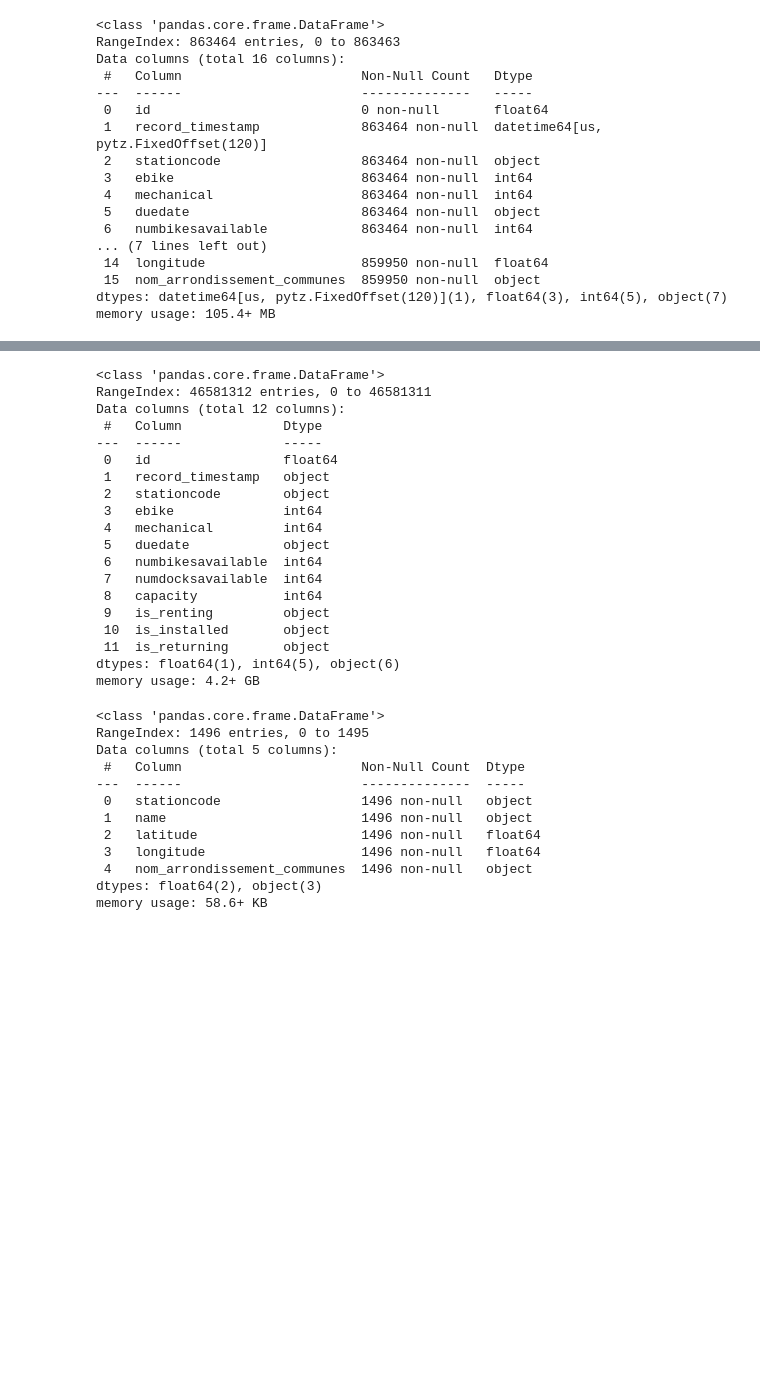
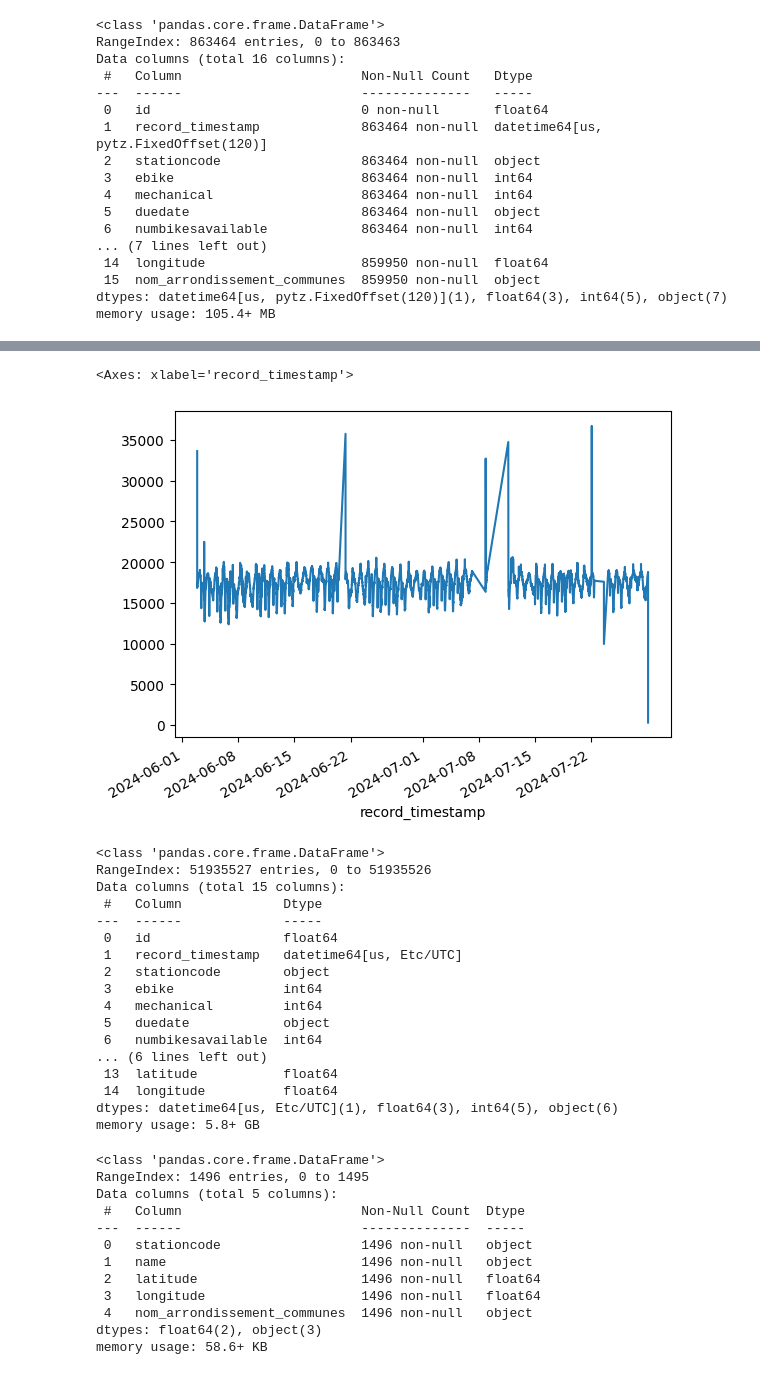
Before and after one commit to MatthieuLeNozach/velib_airflow_orchestration_elt_ml, a Jupyter notebook: data/scratchpad.ipynb, the cells around one changed output, grey strips where cells are left out. Cells and saved outputs as stored; diff of their text form; code cells hidden in the pictures; blank space fills up the shorter version.

Commit message:
working first global transform dag

```diff
--- a/data/scratchpad.ipynb
+++ b/data/scratchpad.ipynb
@@ -52,0 +58,18 @@ memory usage: 105.4+ MB
+# %%
+import pandas as pd
+import duckdb
+
+# Start an in-memory DuckDB database
+con = duckdb.connect()
+
+# Path to your Parquet file
+file_path = "merged_data.parquet"
+
+# Load the Parquet file into a DuckDB table
+con.execute(
+    f"""
+    CREATE TABLE velib_global AS
+        SELECT record_timestamp, stationcode, numbikesavailable, mechanical, ebike
+        FROM read_parquet('{file_path}')
+    """
+)
@@ -53,30 +103,45 @@ memory usage: 105.4+ MB
+# %%
+agg = con.execute(
+       """
+       SELECT record_timestamp, SUM(numbikesavailable) AS total
+       FROM velib_global
+       GROUP BY record_timestamp
+       ORDER BY record_timestamp ASC;
+"""
+)
+agg_df = agg.df()
+
+ts = pd.Series(agg_df['total'].values, index=agg_df['record_timestamp'])
+
+ts.plot()
+# %% [output]
+<Axes: xlabel='record_timestamp'>
+[figure, added]
 # %%
 import pandas as pd
+import duckdb
 
 
-
-df = pd.read_parquet('stations_migration.parquet')
+df = pd.read_parquet('merged_data.parquet')
 df.info()
 # %% [output]
 <class 'pandas.core.frame.DataFrame'>
-RangeIndex: 46581312 entries, 0 to 46581311
-Data columns (total 12 columns):
+RangeIndex: 51935527 entries, 0 to 51935526
+Data columns (total 15 columns):
  #   Column             Dtype
 ---  ------             -----
  0   id                 float64
- 1   record_timestamp   object
+ 1   record_timestamp   datetime64[us, Etc/UTC]
  2   stationcode        object
  3   ebike              int64
  4   mechanical         int64
  5   duedate            object
  6   numbikesavailable  int64
- 7   numdocksavailable  int64
- 8   capacity           int64
- 9   is_renting         object
- 10  is_installed       object
- 11  is_returning       object
-dtypes: float64(1), int64(5), object(6)
-memory usage: 4.2+ GB
+... (6 lines left out)
+ 13  latitude           float64
+ 14  longitude          float64
+dtypes: datetime64[us, Etc/UTC](1), float64(3), int64(5), object(6)
+memory usage: 5.8+ GB
 # %%
 import pandas as pd
 
```
Also changed, not shown: parts of 7 cells of this notebook, 9 other files.
